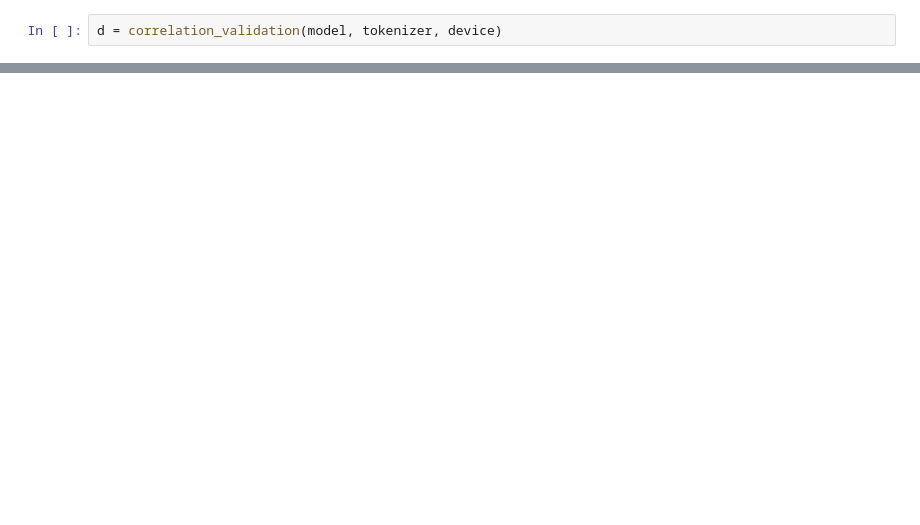
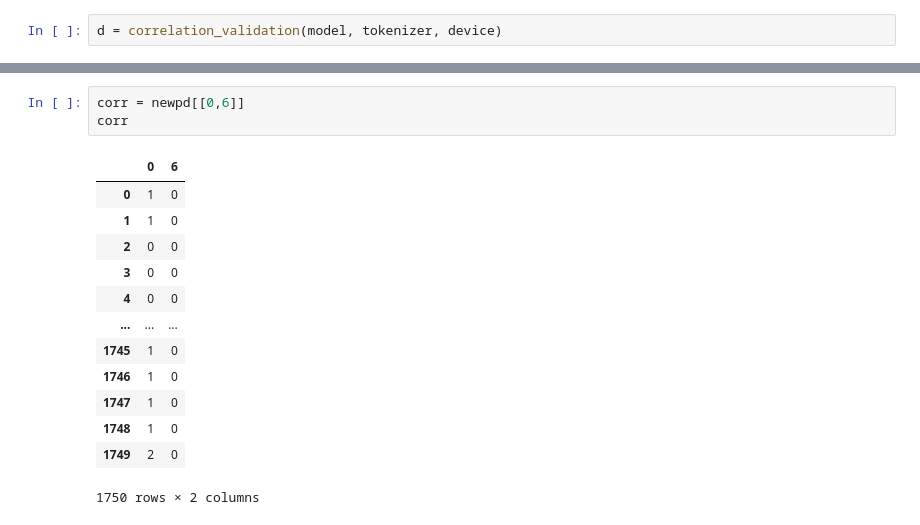
Before and after one commit to flippe3/fire_2022, a Jupyter notebook: task_b/code/correlation.ipynb, the cells around one changed output, grey strips where cells are left out. Drawn from its saved outputs; the diff is of its cells as text; blank space fills up the shorter version.

```diff
--- a/task_b/code/correlation.ipynb
+++ b/task_b/code/correlation.ipynb
@@ -118,0 +131,17 @@ newpd
+# %%
+corr = newpd[[0,6]]
+corr
+# %% [output]
+|  | 0 | 6 |
+| 0 | 1 | 0 |
+| 1 | 1 | 0 |
+| 2 | 0 | 0 |
+| 3 | 0 | 0 |
+| 4 | 0 | 0 |
+| ... | ... | ... |
+| 1745 | 1 | 0 |
+| 1746 | 1 | 0 |
+| 1747 | 1 | 0 |
+| 1748 | 1 | 0 |
+| 1749 | 2 | 0 |
+1750 rows × 2 columns
```
Also changed, not shown: parts of 9 cells of this notebook, 23 other files.
